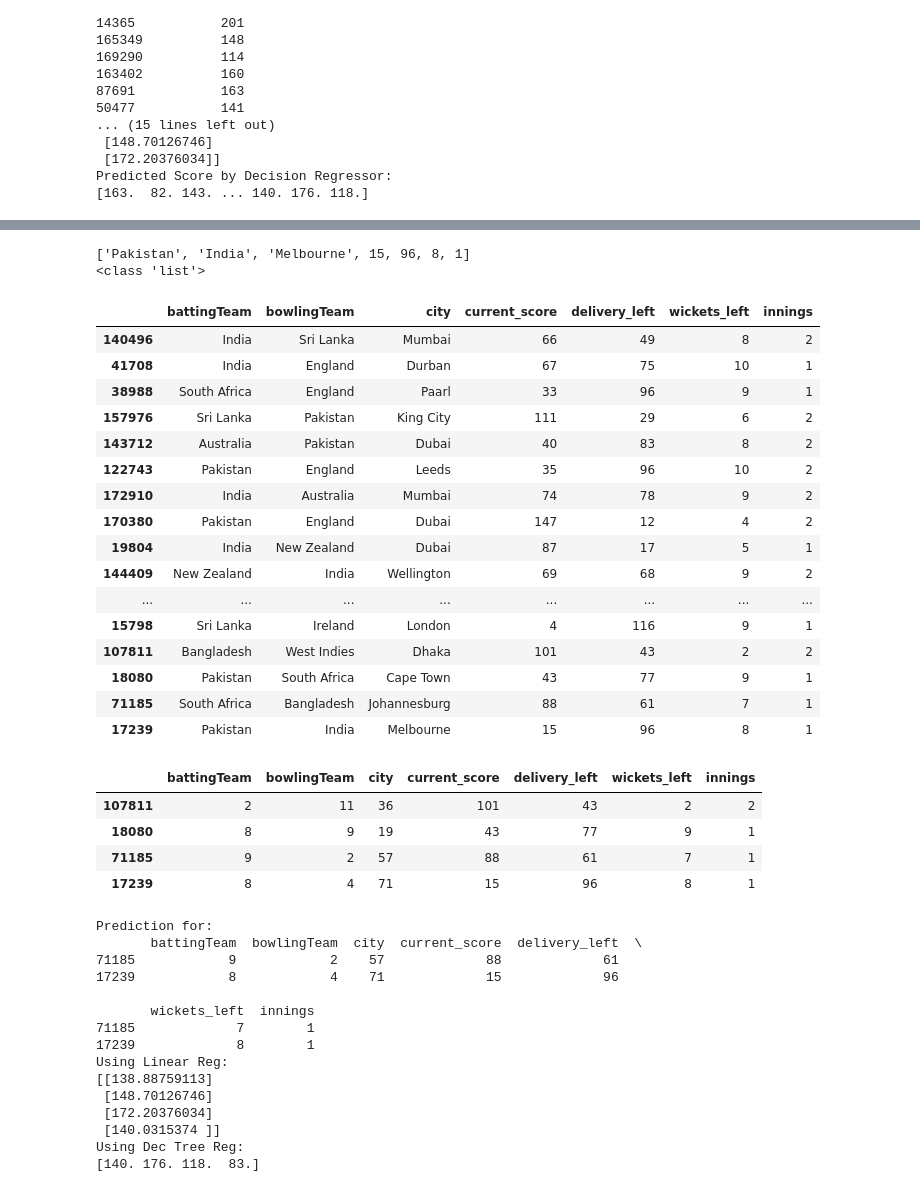
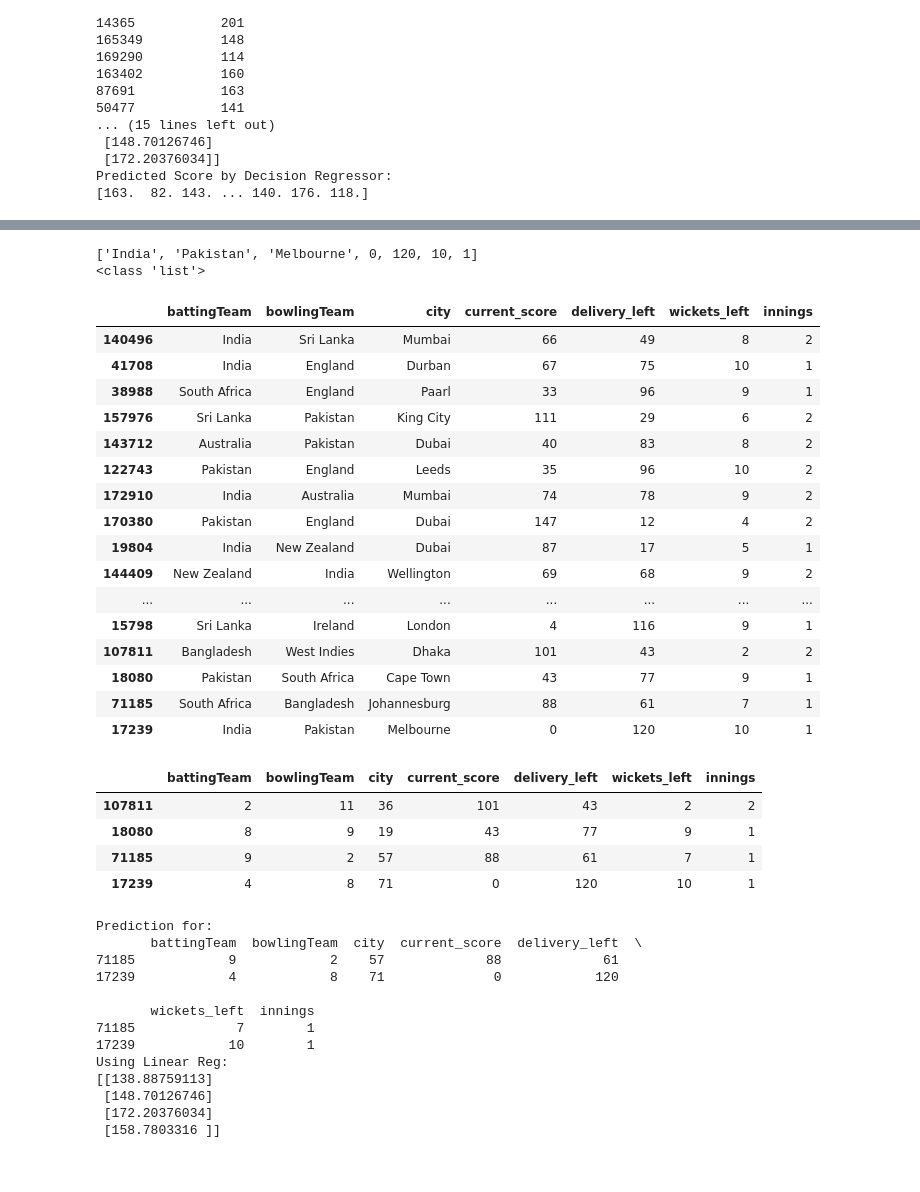
Before and after one commit to viper33ashes/DS, a Jupyter notebook: t20score_predictor.ipynb, the cells around one changed output, grey strips where cells are left out. Cells and saved outputs as stored; diff of their text form; code cells hidden in the pictures.

```diff
--- a/t20score_predictor.ipynb
+++ b/t20score_predictor.ipynb
@@ -351,42 +363,42 @@ MAE from decision
 
 #caluclate own prediction for Ind vs Pak at MCG on 23rd
 #features=['battingTeam','bowlingTeam','city','current_score','delivery_left','wickets_left','innings']
-battingTeam='Pakistan'
-bowlingTeam='India'
+battingTeam='India'
+bowlingTeam='Pakistan'
 city='Melbourne'
-current_score=15
-delivery_left=96
-wickets_left=8
+current_score=0
+delivery_left=120
+wickets_left=10
 innings=1
 predict_me=[battingTeam,bowlingTeam,city,current_score,delivery_left,wickets_left,innings]
 print(predict_me)
 
 
 print(type(predict_me))
 
 #Uncomment below for adding new rows
 data_test2.loc[len(data_test2)]=predict_me
 data_test2.tail(40)
 # %% [output]
-['Pakistan', 'India', 'Melbourne', 15, 96, 8, 1]
+['India', 'Pakistan', 'Melbourne', 0, 120, 10, 1]
 <class 'list'>
 |  | battingTeam | bowlingTeam | city | current_score | delivery_left | wickets_left | innings |
 | 140496 | India | Sri Lanka | Mumbai | 66 | 49 | 8 | 2 |
 | 41708 | India | England | Durban | 67 | 75 | 10 | 1 |
 | 38988 | South Africa | England | Paarl | 33 | 96 | 9 | 1 |
 | 157976 | Sri Lanka | Pakistan | King City | 111 | 29 | 6 | 2 |
 | 143712 | Australia | Pakistan | Dubai | 40 | 83 | 8 | 2 |
 | 122743 | Pakistan | England | Leeds | 35 | 96 | 10 | 2 |
 | 172910 | India | Australia | Mumbai | 74 | 78 | 9 | 2 |
 | 170380 | Pakistan | England | Dubai | 147 | 12 | 4 | 2 |
 | 19804 | India | New Zealand | Dubai | 87 | 17 | 5 | 1 |
 | 144409 | New Zealand | India | Wellington | 69 | 68 | 9 | 2 |
 | ... | ... | ... | ... | ... | ... | ... | ... |
 | 15798 | Sri Lanka | Ireland | London | 4 | 116 | 9 | 1 |
 | 107811 | Bangladesh | West Indies | Dhaka | 101 | 43 | 2 | 2 |
 | 18080 | Pakistan | South Africa | Cape Town | 43 | 77 | 9 | 1 |
 | 71185 | South Africa | Bangladesh | Johannesburg | 88 | 61 | 7 | 1 |
-| 17239 | Pakistan | India | Melbourne | 15 | 96 | 8 | 1 |
+| 17239 | India | Pakistan | Melbourne | 0 | 120 | 10 | 1 |
 # %%
 data_test2=encoded_df(data_test2)
 data_test2.tail(4)
@@ -395,7 +407,7 @@ data_test2.tail(4)
 | 107811 | 2 | 11 | 36 | 101 | 43 | 2 | 2 |
 | 18080 | 8 | 9 | 19 | 43 | 77 | 9 | 1 |
 | 71185 | 9 | 2 | 57 | 88 | 61 | 7 | 1 |
-| 17239 | 8 | 4 | 71 | 15 | 96 | 8 | 1 |
+| 17239 | 4 | 8 | 71 | 0 | 120 | 10 | 1 |
 # %%
 
 score_predict=t20model.predict(data_test2.tail(4))
@@ -404,21 +416,19 @@ print('Prediction for: ')
 print(data_test2.tail(2))
 print('Using Linear Reg:')
 print(score_predict)
-print('Using Dec Tree Reg:')
-print(score_predict2)
+#print('Using Dec Tree Reg:')
+#print(score_predict2)
 # %% [output]
 Prediction for:
        battingTeam  bowlingTeam  city  current_score  delivery_left  \
 71185            9            2    57             88             61
-17239            8            4    71             15             96
+17239            4            8    71              0            120
 
        wickets_left  innings
 71185             7        1
-17239             8        1
+17239            10        1
 Using Linear Reg:
 [[138.88759113]
  [148.70126746]
  [172.20376034]
- [140.0315374 ]]
-Using Dec Tree Reg:
-[140. 176. 118.  83.]
+ [158.7803316 ]]
```
Also changed, not shown: parts of 2 cells of this notebook.
